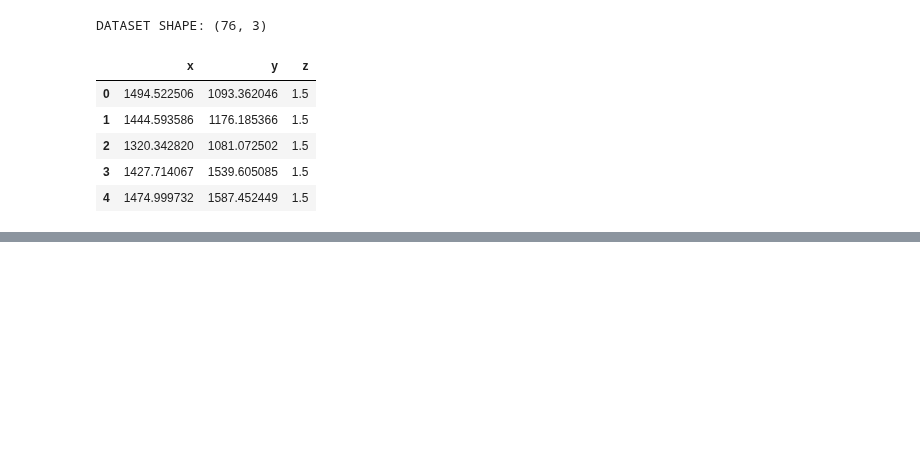
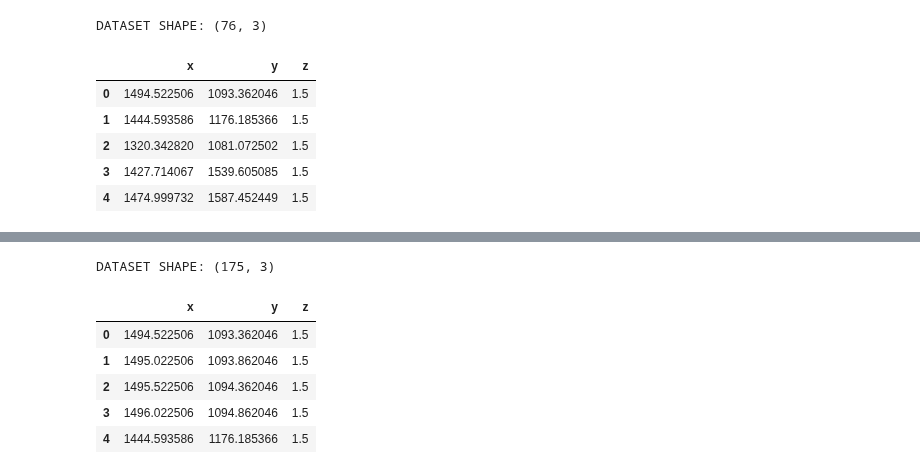
Before and after one commit to wasp-lahis/ns3-bmap, a Jupyter notebook: NS3/lorawan-metricas-exp/create-dataset-inputs-to-ns3.ipynb, the cells around one changed output, grey strips where cells are left out. Drawn from its saved outputs; the diff is of its cells as text; code cells hidden in the pictures; blank space fills up the shorter version.

```diff
--- a/NS3/lorawan-metricas-exp/create-dataset-inputs-to-ns3.ipynb
+++ b/NS3/lorawan-metricas-exp/create-dataset-inputs-to-ns3.ipynb
@@ -766,0 +830,33 @@ DATASET SHAPE: (76, 3)
+# %%
+colunms_names  = ['x', 'y', 'z']
+
+nodes_pos = []
+for i in range(len(all_conteiners_df.geometry)):
+    # tratando a string Point
+    point_str = str(all_conteiners_df['geometry'][i])
+    point_coords = point_str[point_str.find("(") + 1:]
+    point_coords = point_coords[ : point_coords.find(")")]
+#     print(i, " - ",point_coords)
+    x = point_coords.split()[0]
+    y = point_coords.split()[1]
+    z = 1.5
+
+    items_per_row = [x, y, z]
+    nodes_pos.append(items_per_row)
+
+output_filename = 'conteiners_dataset.csv'
+create_csv(output_filename, colunms_names)
+add_csv_rows(nodes_pos, colunms_names, output_filename)
+# %%
+# Visualizando dataset criado
+conteiners_df = pd.read_csv(output_filename)
+print("DATASET SHAPE:", conteiners_df.shape)
+conteiners_df.head()
+# %% [output]
+DATASET SHAPE: (175, 3)
+|  | x | y | z |
+| 0 | 1494.522506 | 1093.362046 | 1.5 |
+| 1 | 1495.022506 | 1093.862046 | 1.5 |
+| 2 | 1495.522506 | 1094.362046 | 1.5 |
+| 3 | 1496.022506 | 1094.862046 | 1.5 |
+| 4 | 1444.593586 | 1176.185366 | 1.5 |
```
Also changed, not shown: parts of 12 cells of this notebook, 3 other files.
